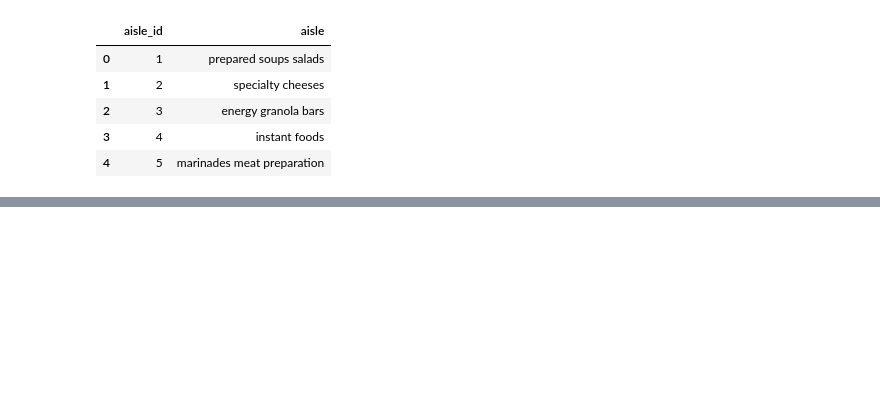
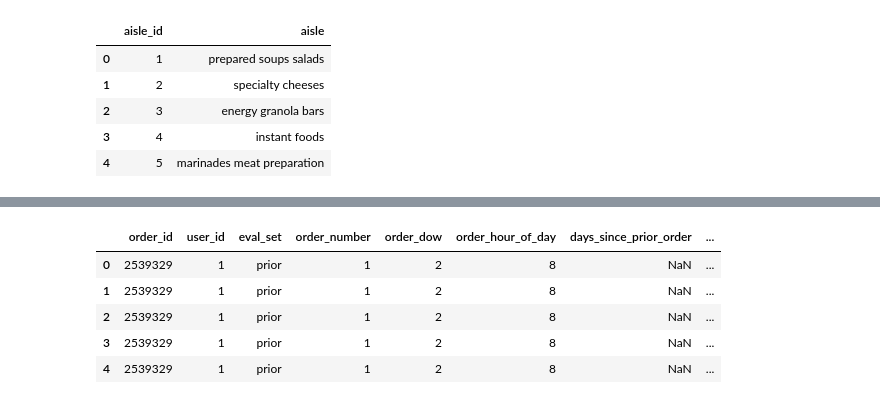
Before and after one commit to annmaryksebastian/255-Project, a Jupyter notebook: project.ipynb, the cells around one changed output, grey strips where cells are left out. Saved outputs shown, nothing was run; the diff lists cells and outputs as text; code cells hidden in the pictures; blank space fills up the shorter version.

```diff
--- a/project.ipynb
+++ b/project.ipynb
@@ -32,0 +229,9 @@ df_aisles.head()
+# %%
+df.head()
+# %% [output]
+|  | order_id | user_id | eval_set | order_number | order_dow | order_hour_of_day | days_since_prior_order | ... |
+| 0 | 2539329 | 1 | prior | 1 | 2 | 8 | NaN | ... |
+| 1 | 2539329 | 1 | prior | 1 | 2 | 8 | NaN | ... |
+| 2 | 2539329 | 1 | prior | 1 | 2 | 8 | NaN | ... |
+| 3 | 2539329 | 1 | prior | 1 | 2 | 8 | NaN | ... |
+| 4 | 2539329 | 1 | prior | 1 | 2 | 8 | NaN | ... |
```
Also changed, not shown: parts of 30 cells of this notebook.
